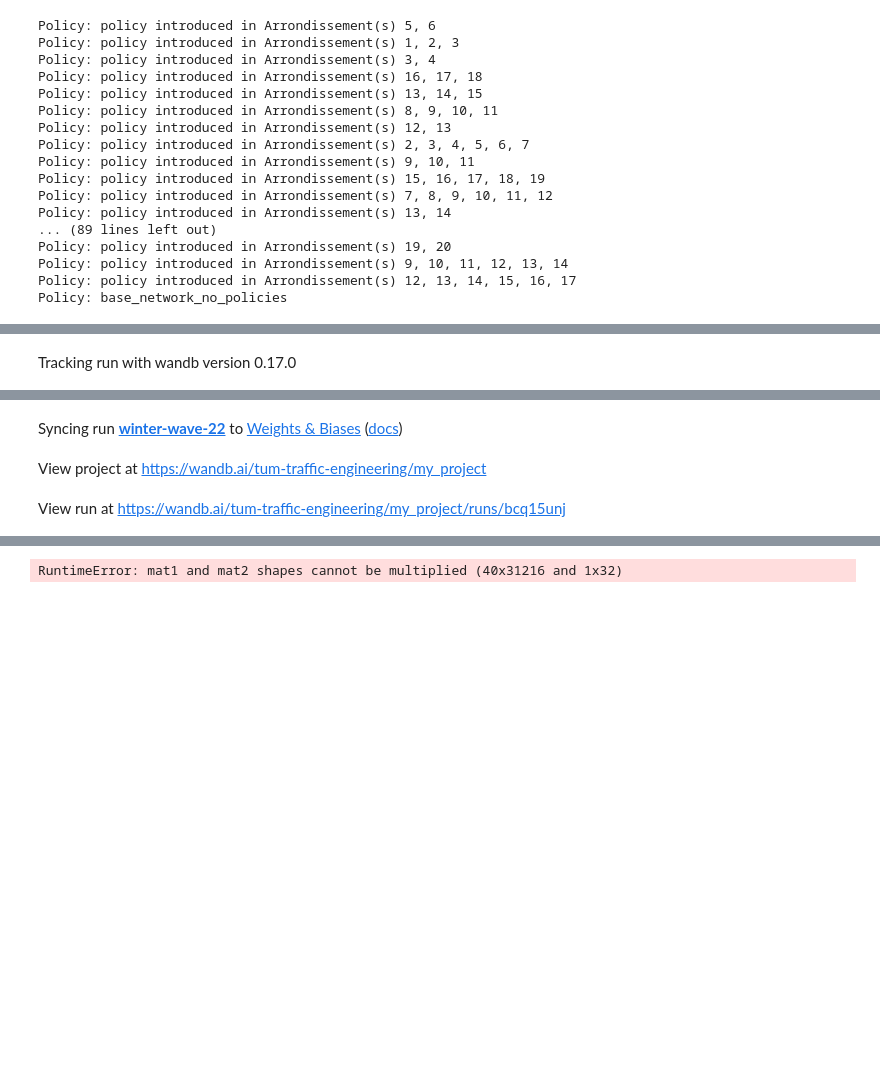
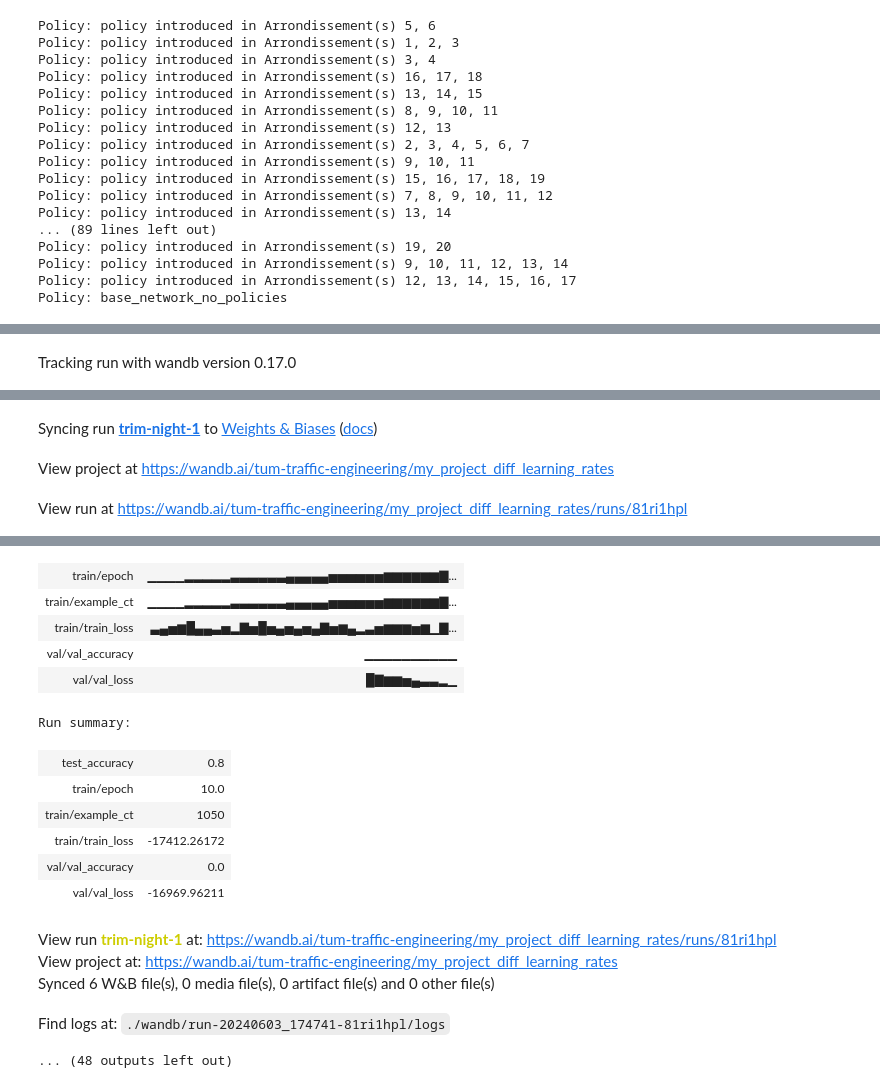
Before and after one commit to enatterer/matsim-ile-de-france, a Jupyter notebook: ile_de_france/src/main/python/gnn/wandb_two_channel_gnn.ipynb, the cells around one changed output, grey strips where cells are left out. Drawn from its saved outputs; the diff is of its cells as text; code cells hidden in the pictures; blank space fills up the shorter version.

Commit message:
some improvements of the wandb notebook

```diff
--- a/ile_de_france/src/main/python/gnn/wandb_two_channel_gnn.ipynb
+++ b/ile_de_france/src/main/python/gnn/wandb_two_channel_gnn.ipynb
@@ -53,0 +60,2 @@ Policy: base_network_no_policies
+# %%
+gnn = MyGNN(policy_input_dim=3, traffic_input_dim=1, hidden_dim=8)
@@ -109,26 +127,17 @@ def log_image_table(images, predicted, labels, probs):
 # %%
-policy_input_dim = 3  # Dimensionality of policy features: capacity, freespeed flow, modes
-traffic_input_dim = 1  # Dimensionality of traffic flow features
-hidden_dim = 32  # Dimensionality of hidden representations
-num_nodes = max(max(edge_index[0]), max(edge_index[1])) + 1  # Number of nodes in the graph
+# Launch 5 experiments, trying different dropout rates
 
+learning_rates = [1e-5, 1e-4, 1e-3, 1e-2, 1e-1]  # List of learning rates to iterate over
 
-def normalize(tensor):
-    mean = tensor.mean(dim=0, keepdim=True)
-    std = tensor.std(dim=0, keepdim=True) + 1e-6  # Add a small epsilon to avoid division by zero
-    return (tensor - mean) / std
-
-# Launch 5 experiments, trying different dropout rates
-for _ in range(5):
+for lr in learning_rates:
     # 🐝 initialise a wandb run
     wandb.init(
-        project="my_project",
+        project="my_project_diff_learning_rates",
         config={
             "epochs": 10,
-            "batch_size": 20,
-            "lr": 1e-3,
-            "dropout": random.uniform(0.01, 0.80),
-            })
+            "batch_size": 21,
+            "lr": lr
+    })
 
     # Copy your config
     config = wandb.config
@@ -138,55 +147,43 @@ for _ in range(5):
     valid_dl = get_dataloader(is_train=False, batch_size=2*config.batch_size)
     n_steps_per_epoch = math.ceil(len(train_dl.dataset) / config.batch_size)
 
-    # A simple GNN model
-    # model = get_model(policy_input_dim, traffic_input_dim, hidden_dim)
-    model = TwoChannelEdgeGNN(policy_input_dim, traffic_input_dim, hidden_dim)
-
     # Make the loss and optimizer
     loss_func = nn.CrossEntropyLoss()
-    optimizer = torch.optim.Adam(model.parameters(), lr=config.lr)
+    optimizer = torch.optim.Adam(gnn.parameters(), lr=config.lr)
 
    # Training
     example_ct = 0
     step_ct = 0
     for epoch in range(config.epochs):
-        model.train()
+        print("epoch", epoch)
+        gnn.train()
         for step, (policy_features, flow_targets) in enumerate(train_dl):
             data, labels = normalize(policy_features.float()), normalize(flow_targets.float().unsqueeze(2))
-            print(data.shape)
-            print(labels.shape)
-
-            num_edges = edge_index.shape[1]
-
-            adjacency_matrix = gnn_io.create_edge_adjacency_matrix(edge_index, num_edges)
-
-            outputs = model(data, labels, adjacency_matrix)
-
+            outputs = gnn(edge_index, data, labels)
             train_loss = loss_func(outputs, labels)
-
             optimizer.zero_grad()
             train_loss.backward()
             optimizer.step()
-
             example_ct += len(data)
             metrics = {"train/train_loss": train_loss,
                        "train/epoch": (step + 1 + (n_steps_per_epoch * epoch)) / n_steps_per_epoch,
                        "train/example_ct": example_ct}
-
             if step + 1 < n_steps_per_epoch:
                 # 🐝 Log train metrics to wandb
                 wandb.log(metrics)
 
             step_ct += 1
 
-        val_loss, accuracy = validate_model(model, valid_dl, loss_func, log_images=(epoch==(config.epochs-1)))
+        val_loss, accuracy = validate_model(gnn, valid_dl, loss_func)
 
         # 🐝 Log train and validation metrics to wandb
         val_metrics = {"val/val_loss": val_loss,
                        "val/val_accuracy": accuracy}
         wandb.log({**metrics, **val_metrics})
-
-        print(f"Train Loss: {train_loss:.3f}, Valid Loss: {val_loss:3f}, Accuracy: {accuracy:.2f}")
+        print("Train loss", train_loss)
+        print("Valid loss", val_loss)
+        print("Accuracy", accuracy)
+        # print(f"Train Loss: {train_loss:.3f}, Valid Loss: {val_loss:3f}, Accuracy: {accuracy:.2f}")
 
     # If you had a test set, this is how you could log it as a Summary metric
     wandb.summary['test_accuracy'] = 0.8
@@ -199,3 +196,3 @@ Run data is saved locally in /Users/elenanatterer/Development/MATSim/eqasim-java
-Syncing run winter-wave-22 to Weights & Biases (docs)
+Syncing run trim-night-1 to Weights & Biases (docs)
-View project at https://wandb.ai/tum-traffic-engineering/my_project
+View project at https://wandb.ai/tum-traffic-engineering/my_project_diff_learning_rates
-View run at https://wandb.ai/tum-traffic-engineering/my_project/runs/bcq15unj
+View run at https://wandb.ai/tum-traffic-engineering/my_project_diff_learning_rates/runs/81ri1hpl
@@ -226 +217,17 @@ traffic_hidden shape: torch.Size([5, 31216, 32])
+| train/epoch | ▁▁▁▁▂▂▂▂▂▃▃▃▃▃▃▄▄▄▄▄▅▅▅▅▅▅▆▆▆▆▆▆▇... |
+| train/example_ct | ▁▁▁▁▂▂▂▂▂▃▃▃▃▃▃▄▄▄▄▄▅▅▅▅▅▅▆▆▆▆▆▆▇... |
+| train/train_loss | ▃▄▅▆█▄▄▃▅▂▇▅█▅▄▅▄▅▄▇▅▆▄▂▃▅▆▆▆▅▆▁▇... |
+| val/val_accuracy | ▁▁▁▁▁▁▁▁▁▁ |
+| val/val_loss | █▇▆▆▅▄▃▃▂▁ |
-RuntimeError: mat1 and mat2 shapes cannot be multiplied (40x31216 and 1x32)
+Run summary:
+| test_accuracy | 0.8 |
+| train/epoch | 10.0 |
+| train/example_ct | 1050 |
+| train/train_loss | -17412.26172 |
+| val/val_accuracy | 0.0 |
+| val/val_loss | -16969.96211 |
+View run trim-night-1 at: https://wandb.ai/tum-traffic-engineering/my_project_diff_learning_rates/runs/81ri1hpl
+View project at: https://wandb.ai/tum-traffic-engineering/my_project_diff_learning_rates
+Synced 6 W&B file(s), 0 media file(s), 0 artifact file(s) and 0 other file(s)
+Find logs at: ./wandb/run-20240603_174741-81ri1hpl/logs
+... (48 outputs left out)
```
Also changed, not shown: parts of 5 cells of this notebook, 2 other files.
